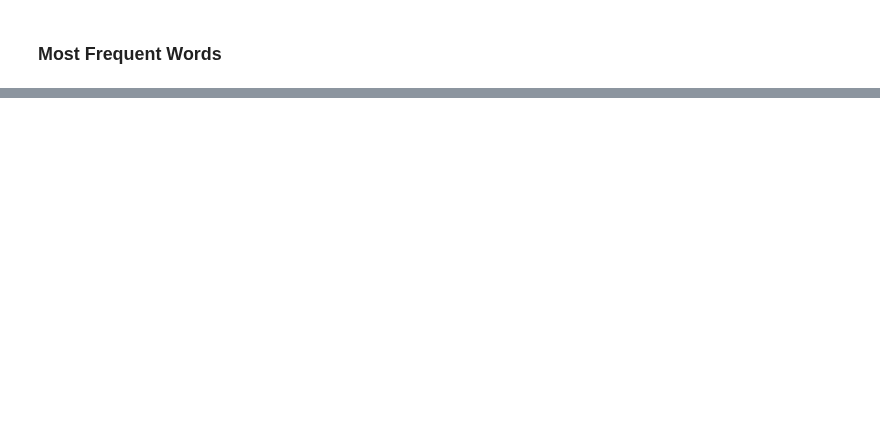
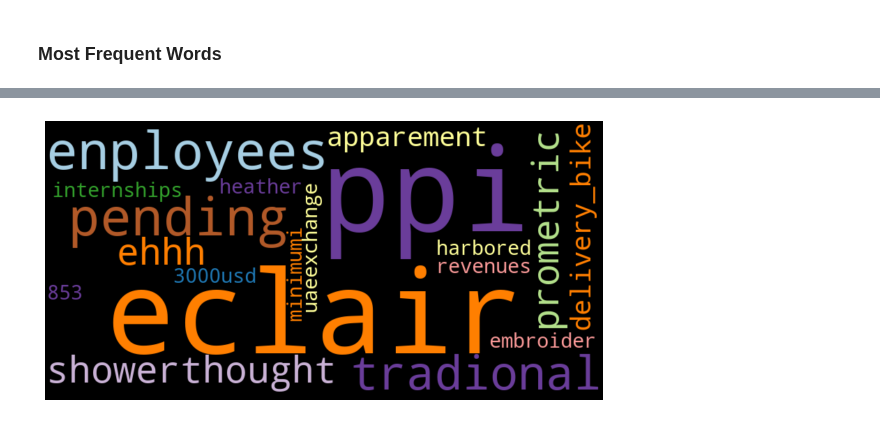
Before and after one commit to luisanomayo/MSc_Thesis_NLP_topic_modelling, a Jupyter notebook: data_exploration.ipynb, the cells around one changed output, grey strips where cells are left out. Drawn from its saved outputs; the diff is of its cells as text; code cells hidden in the pictures; blank space fills up the shorter version.

```diff
--- a/data_exploration.ipynb
+++ b/data_exploration.ipynb
@@ -166,0 +188,9 @@ print (common_words_table)
+# %%
+rare_words = fdist.most_common()[:-20:-1]
+
+#table of the rare words
+rare_words_table = PrettyTable(['word', 'count'])
+for word, count in rare_words:
+    rare_words_table.add_row([word,count])
+
+print (rare_words_table)
@@ -166,0 +215,16 @@ print (common_words_table)
+# %%
+#a wordcloud of the rare words
+
+# Create a dictionary of rare words and their frequencies
+rare_word_freq = {word: freq for word, freq in rare_words}
+
+# Generate the word cloud
+wordcloud = WordCloud(width=800, height=400, background_color="black", colormap="Paired").generate_from_frequencies(rare_word_freq)
+
+# Plot the word cloud
+plt.figure(figsize=(10, 6))
+plt.imshow(wordcloud, interpolation='bilinear')
+plt.axis('off')
+plt.show()
+# %% [output]
+[figure, added]
```
Also changed, not shown: parts of 11 cells of this notebook.
